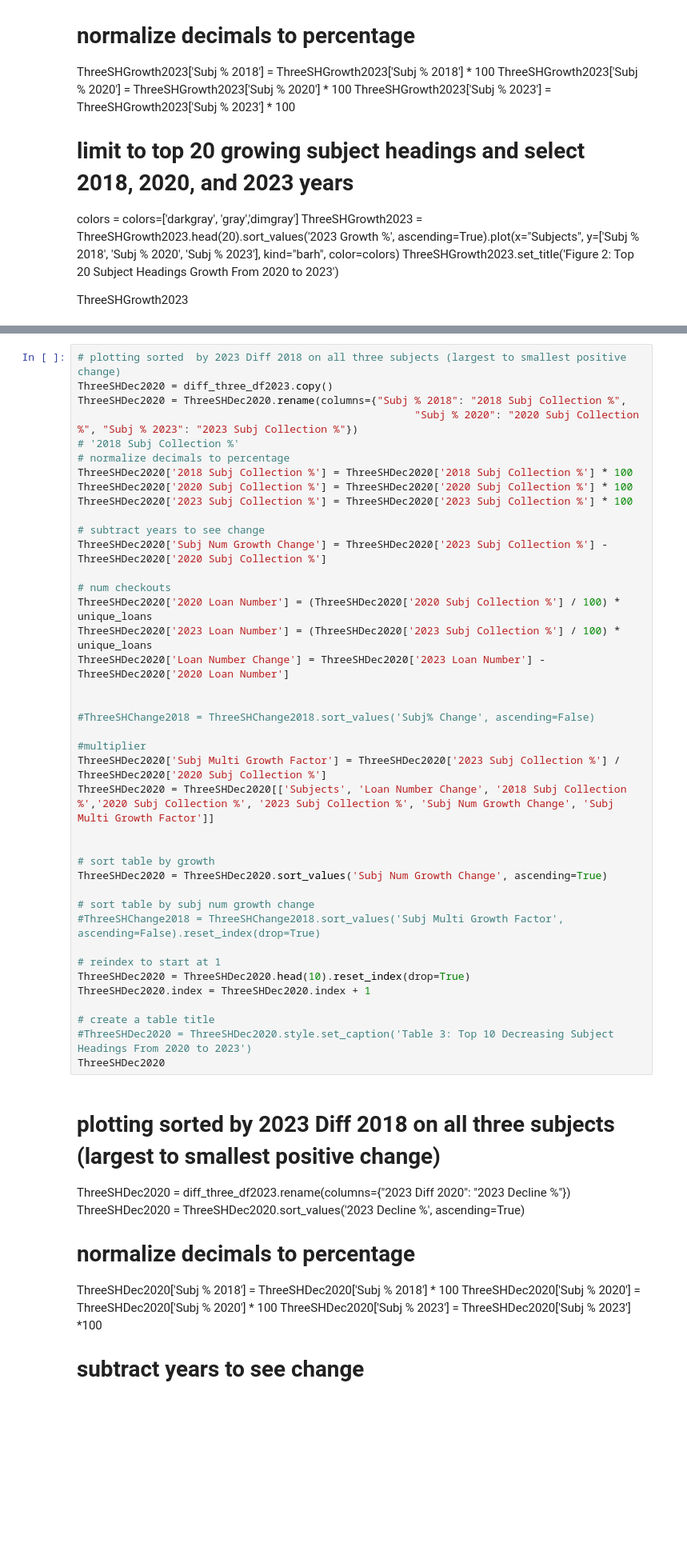
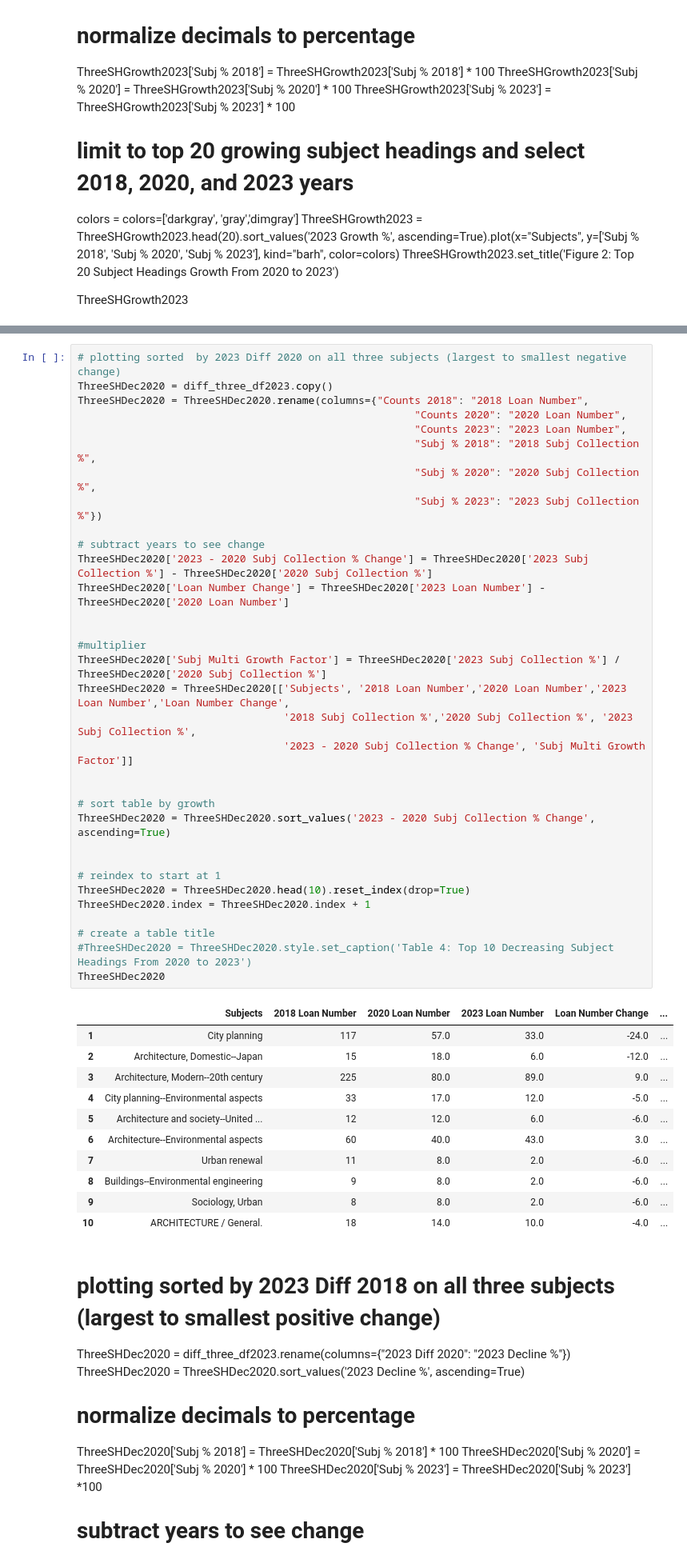
Before and after one commit to senderrr/Architecture, a Jupyter notebook: ArchitectureNotebookArticlePlots.ipynb, the cells around one changed output, grey strips where cells are left out. Shown at 80% size. Saved outputs shown, nothing was run; the diff lists cells and outputs as text; blank space fills up the shorter version.

```diff
--- a/ArchitectureNotebookArticlePlots.ipynb
+++ b/ArchitectureNotebookArticlePlots.ipynb
@@ -415,43 +433,48 @@ ThreeSHDec2023
 # %%
-# plotting sorted  by 2023 Diff 2018 on all three subjects (largest to smallest positive change)
+# plotting sorted  by 2023 Diff 2020 on all three subjects (largest to smallest negative change)
 ThreeSHDec2020 = diff_three_df2023.copy()
-ThreeSHDec2020 = ThreeSHDec2020.rename(columns={"Subj % 2018": "2018 Subj Collection %",
-                                                      "Subj % 2020": "2020 Subj Collection %", "Subj % 2023": "2023 Subj Collection %"})
-# '2018 Subj Collection %'
-# normalize decimals to percentage
-ThreeSHDec2020['2018 Subj Collection %'] = ThreeSHDec2020['2018 Subj Collection %'] * 100
-ThreeSHDec2020['2020 Subj Collection %'] = ThreeSHDec2020['2020 Subj Collection %'] * 100
-ThreeSHDec2020['2023 Subj Collection %'] = ThreeSHDec2020['2023 Subj Collection %'] * 100
+ThreeSHDec2020 = ThreeSHDec2020.rename(columns={"Counts 2018": "2018 Loan Number",
+                                                      "Counts 2020": "2020 Loan Number",
+                                                      "Counts 2023": "2023 Loan Number",
+                                                      "Subj % 2018": "2018 Subj Collection %",
+                                                      "Subj % 2020": "2020 Subj Collection %",
+                                                      "Subj % 2023": "2023 Subj Collection %"})
 
 # subtract years to see change
-ThreeSHDec2020['Subj Num Growth Change'] = ThreeSHDec2020['2023 Subj Collection %'] - ThreeSHDec2020['2020 Subj Collection %']
-
-# num checkouts
-ThreeSHDec2020['2020 Loan Number'] = (ThreeSHDec2020['2020 Subj Collection %'] / 100) * unique_loans
-ThreeSHDec2020['2023 Loan Number'] = (ThreeSHDec2020['2023 Subj Collection %'] / 100) * unique_loans
+ThreeSHDec2020['2023 - 2020 Subj Collection % Change'] = ThreeSHDec2020['2023 Subj Collection %'] - ThreeSHDec2020['2020 Subj Collection %']
 ThreeSHDec2020['Loan Number Change'] = ThreeSHDec2020['2023 Loan Number'] - ThreeSHDec2020['2020 Loan Number']
 
 
-#ThreeSHChange2018 = ThreeSHChange2018.sort_values('Subj% Change', ascending=False)
-
 #multiplier
 ThreeSHDec2020['Subj Multi Growth Factor'] = ThreeSHDec2020['2023 Subj Collection %'] / ThreeSHDec2020['2020 Subj Collection %']
-ThreeSHDec2020 = ThreeSHDec2020[['Subjects', 'Loan Number Change', '2018 Subj Collection %','2020 Subj Collection %', '2023 Subj Collection %', 'Subj Num Growth Change', 'Subj Multi Growth Factor']]
+ThreeSHDec2020 = ThreeSHDec2020[['Subjects', '2018 Loan Number','2020 Loan Number','2023 Loan Number','Loan Number Change',
+                                 '2018 Subj Collection %','2020 Subj Collection %', '2023 Subj Collection %',
+                                 '2023 - 2020 Subj Collection % Change', 'Subj Multi Growth Factor']]
 
 
 # sort table by growth
-ThreeSHDec2020 = ThreeSHDec2020.sort_values('Subj Num Growth Change', ascending=True)
+ThreeSHDec2020 = ThreeSHDec2020.sort_values('2023 - 2020 Subj Collection % Change', ascending=True)
 
-# sort table by subj num growth change
-#ThreeSHChange2018 = ThreeSHChange2018.sort_values('Subj Multi Growth Factor', ascending=False).reset_index(drop=True)
 
 # reindex to start at 1
 ThreeSHDec2020 = ThreeSHDec2020.head(10).reset_index(drop=True)
 ThreeSHDec2020.index = ThreeSHDec2020.index + 1
 
 # create a table title
-#ThreeSHDec2020 = ThreeSHDec2020.style.set_caption('Table 3: Top 10 Decreasing Subject Headings From 2020 to 2023')
+#ThreeSHDec2020 = ThreeSHDec2020.style.set_caption('Table 4: Top 10 Decreasing Subject Headings From 2020 to 2023')
 ThreeSHDec2020
+# %% [output]
+|  | Subjects | 2018 Loan Number | 2020 Loan Number | 2023 Loan Number | Loan Number Change | ... |
+| 1 | City planning | 117 | 57.0 | 33.0 | -24.0 | ... |
+| 2 | Architecture, Domestic--Japan | 15 | 18.0 | 6.0 | -12.0 | ... |
+| 3 | Architecture, Modern--20th century | 225 | 80.0 | 89.0 | 9.0 | ... |
+| 4 | City planning--Environmental aspects | 33 | 17.0 | 12.0 | -5.0 | ... |
+| 5 | Architecture and society--United ... | 12 | 12.0 | 6.0 | -6.0 | ... |
+| 6 | Architecture--Environmental aspects | 60 | 40.0 | 43.0 | 3.0 | ... |
+| 7 | Urban renewal | 11 | 8.0 | 2.0 | -6.0 | ... |
+| 8 | Buildings--Environmental engineering | 9 | 8.0 | 2.0 | -6.0 | ... |
+| 9 | Sociology, Urban | 8 | 8.0 | 2.0 | -6.0 | ... |
+| 10 | ARCHITECTURE / General. | 18 | 14.0 | 10.0 | -4.0 | ... |
 # %% [markdown]
 # plotting sorted  by 2023 Diff 2018 on all three subjects (largest to smallest positive change)
 ThreeSHDec2020 = diff_three_df2023.rename(columns={"2023 Diff 2020": "2023 Decline %"})
```
Also changed, not shown: parts of 19 cells of this notebook.
